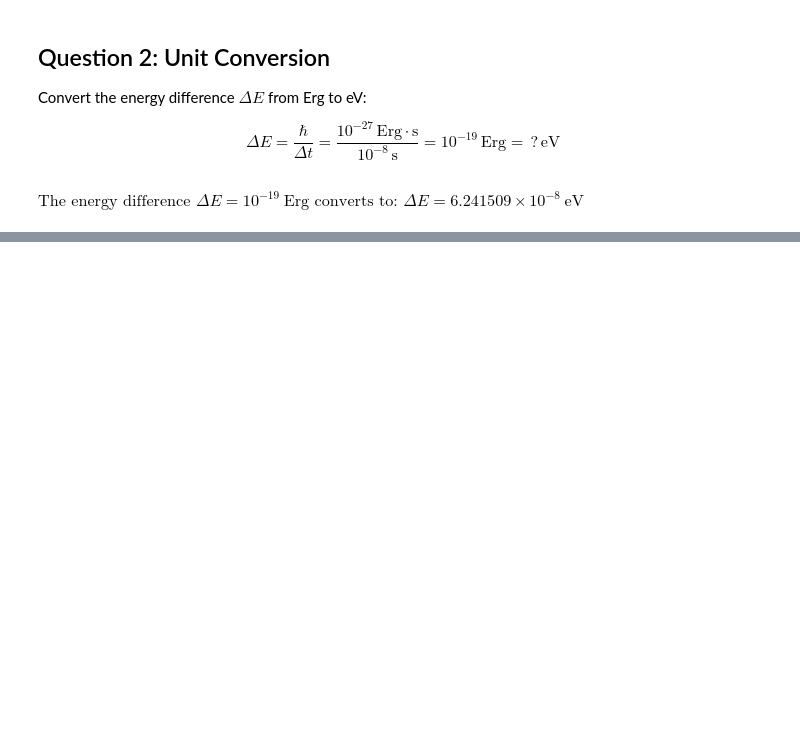
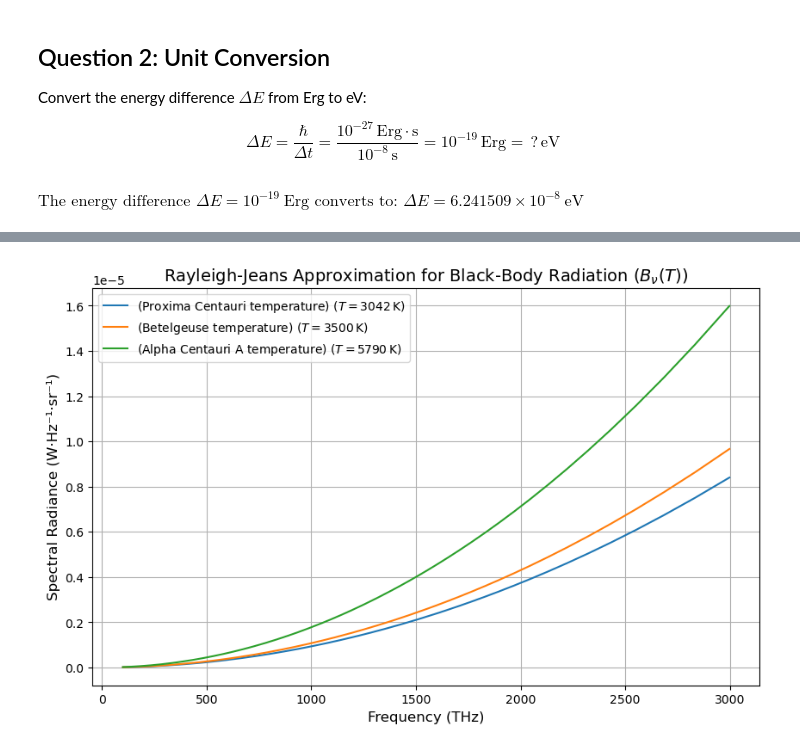
Before and after one commit to ilssear/quantum-wizards, a Jupyter notebook: Homework-001.ipynb, the cells around one changed output, grey strips where cells are left out. Saved outputs shown, nothing was run; the diff lists cells and outputs as text; code cells hidden in the pictures; blank space fills up the shorter version.

```diff
--- a/Homework-001.ipynb
+++ b/Homework-001.ipynb
@@ -129,0 +215,46 @@ $\displaystyle \text{The energy difference } \Delta E = 10^{-19} \ \mathrm{Erg}
+# %%
+# Conversion of B_lambda to B_nu
+def B_nu_from_B_lambda(wavelength, B_lambda_values):
+    """
+    Convert spectral radiance from wavelength to frequency scale.
+
+    Parameters:
+    wavelength (float or np.array): Wavelength in meters.
+    B_lambda_values (float or np.array): Spectral radiance in W·m⁻³·sr⁻¹.
+
+    Returns:
+    tuple: Frequency (Hz) and spectral radiance (W·Hz⁻¹·sr⁻¹).
+    """
+    frequency = c / wavelength
+    B_nu = B_lambda_values * (wavelength**2 / c)
+    return frequency, B_nu
+
+# Wavelength range (meters)
+wavelengths = np.linspace(1e-7, 3e-6, 500)  # 100 nm to 3000 nm
+
+# Temperatures (K)
+temperatures = [
+    (3042, "(Proxima Centauri temperature)"),
+    (3500, "(Betelgeuse temperature)"),
+    (5790, "(Alpha Centauri A temperature)")
+]
+
+# Plot in frequency scale
+plt.figure(figsize=(10, 6))
+for T, label in temperatures:
+    # Compute B_lambda
+    B_lambda_values = B_lambda_rayleigh(wavelengths, T)
+    # Convert to B_nu
+    frequencies, B_nu_values = B_nu_from_B_lambda(wavelengths, B_lambda_values)
+    # Plot
+    plt.plot(frequencies / 1e12, B_nu_values, label=f"{label} ($T = {T} \, \\mathrm{{K}}$)")
+
+# Formatting
+plt.title("Rayleigh-Jeans Approximation for Black-Body Radiation ($B_\\nu(T)$)", fontsize=14)
+plt.xlabel("Frequency (THz)", fontsize=12)
+plt.ylabel("Spectral Radiance (W·Hz⁻¹·sr⁻¹)", fontsize=12)
+plt.legend(fontsize=10)
+plt.grid(True)
+plt.show()
+# %% [output]
+[figure, added]
```
Also changed, not shown: parts of 8 cells of this notebook, 1 other file.
